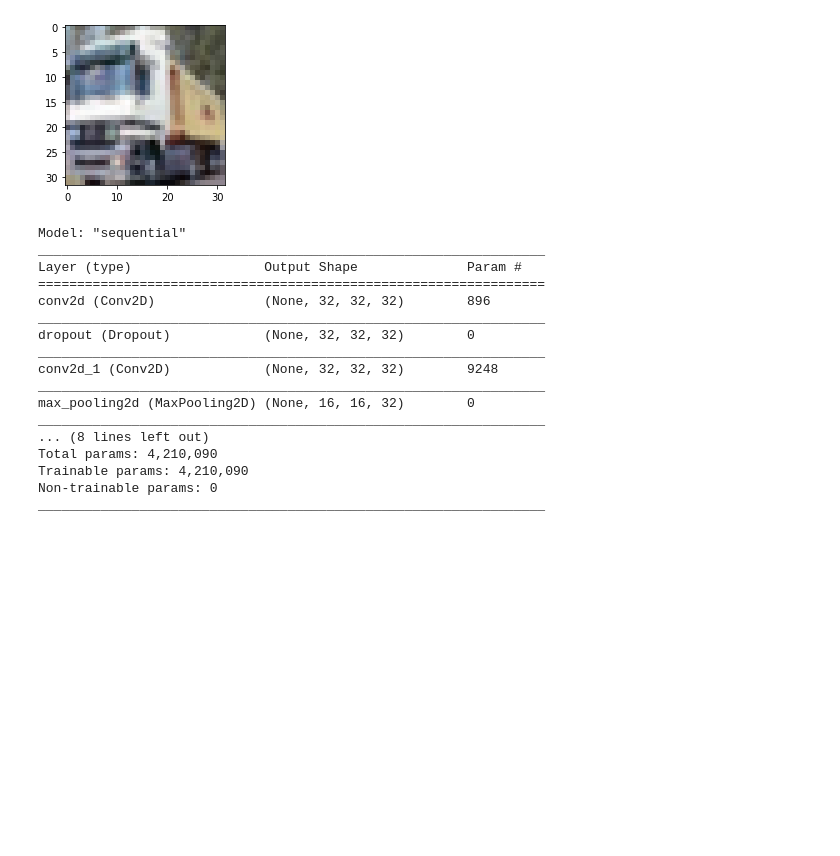
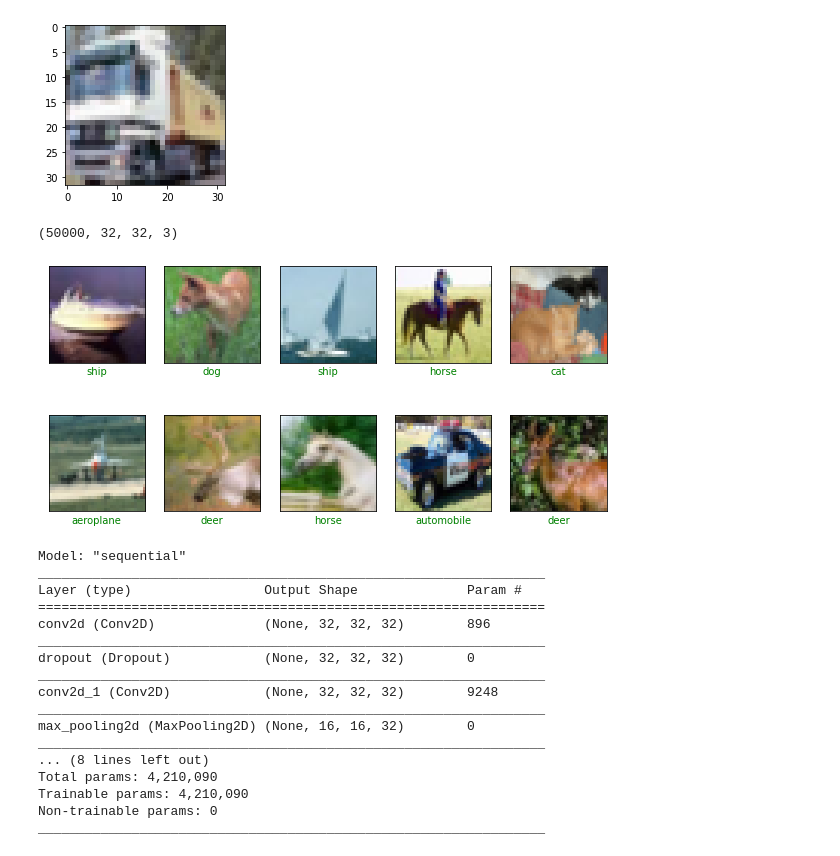
Before and after one commit to chinmay-sh/Image-Classification-C455, a Jupyter notebook: Project/Copy_of_cifar10model.ipynb, the cells around one changed output. Cells and saved outputs as stored; diff of their text form; code cells hidden in the pictures; blank space fills up the shorter version.

```diff
--- a/Project/Copy_of_cifar10model.ipynb
+++ b/Project/Copy_of_cifar10model.ipynb
@@ -39,6 +37,10 @@ X_Test = X_Test.astype('float32')
 
 X_Train = X_Train/255.0
 X_Test= X_Test/255.0
+# %%
+X_Train.shape
+# %% [output]
+(50000, 32, 32, 3)
 # %%
 #Now one hot encoding on Y_Test
 
@@ -46,6 +48,30 @@ X_Test= X_Test/255.0
 
 Y_Train=keras.utils.to_categorical(Y_Train)
 Y_Test=keras.utils.to_categorical(Y_Test)
+# %%
+cifar_classes = ['aeroplane', 'automobile', 'bird', 'cat', 'deer', 'dog', 'frog', 'horse', 'ship', 'truck']
+# %%
+def show_random_examples(x,y,p):
+  indices = np.random.choice(range(x.shape[0]),10,replace=False)
+  x = x[indices]
+  y = y[indices]
+  p = p[indices]
+
+  plt.figure(figsize=(10,5))
+  for i in range(10):
+    plt.subplot(2,5,1+i)
+    plt.imshow(x[i])
+    plt.xticks([])
+    plt.yticks([])
+
+    # show correct prediction in green and wrong in red
+    col ='green' if np.argmax(y[i]) == np.argmax(p[i]) else 'red'
+    plt.xlabel(cifar_classes[np.argmax(p[i])],color=col)
+  plt.show()
+
+show_random_examples(X_Train,Y_Train,Y_Train)
+# %% [output]
+[figure, added]
 # %%
 #CHeck the shape of Y_Train
 num_classes = Y_Train.shape[1]
```
Also changed, not shown: parts of 10 cells of this notebook.
